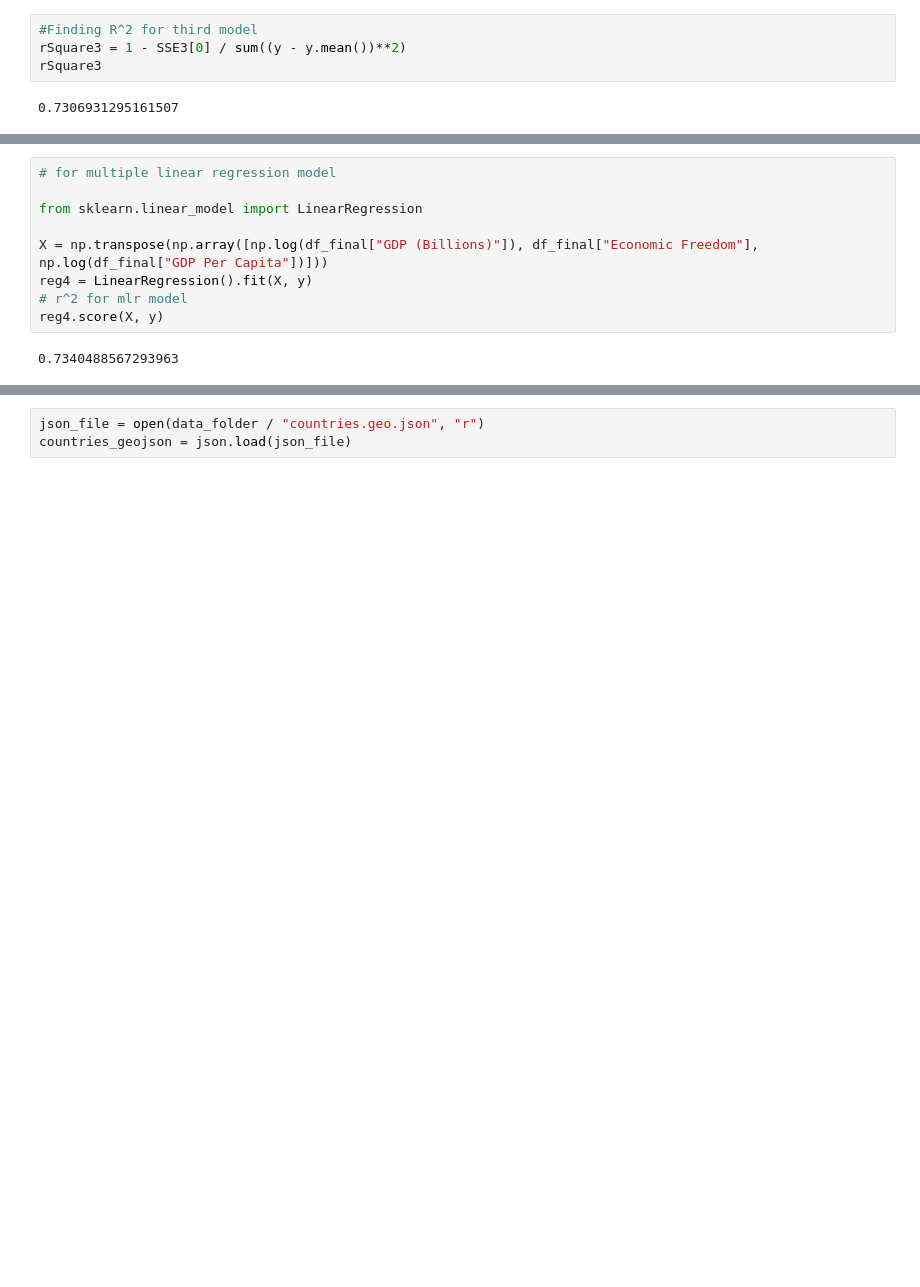
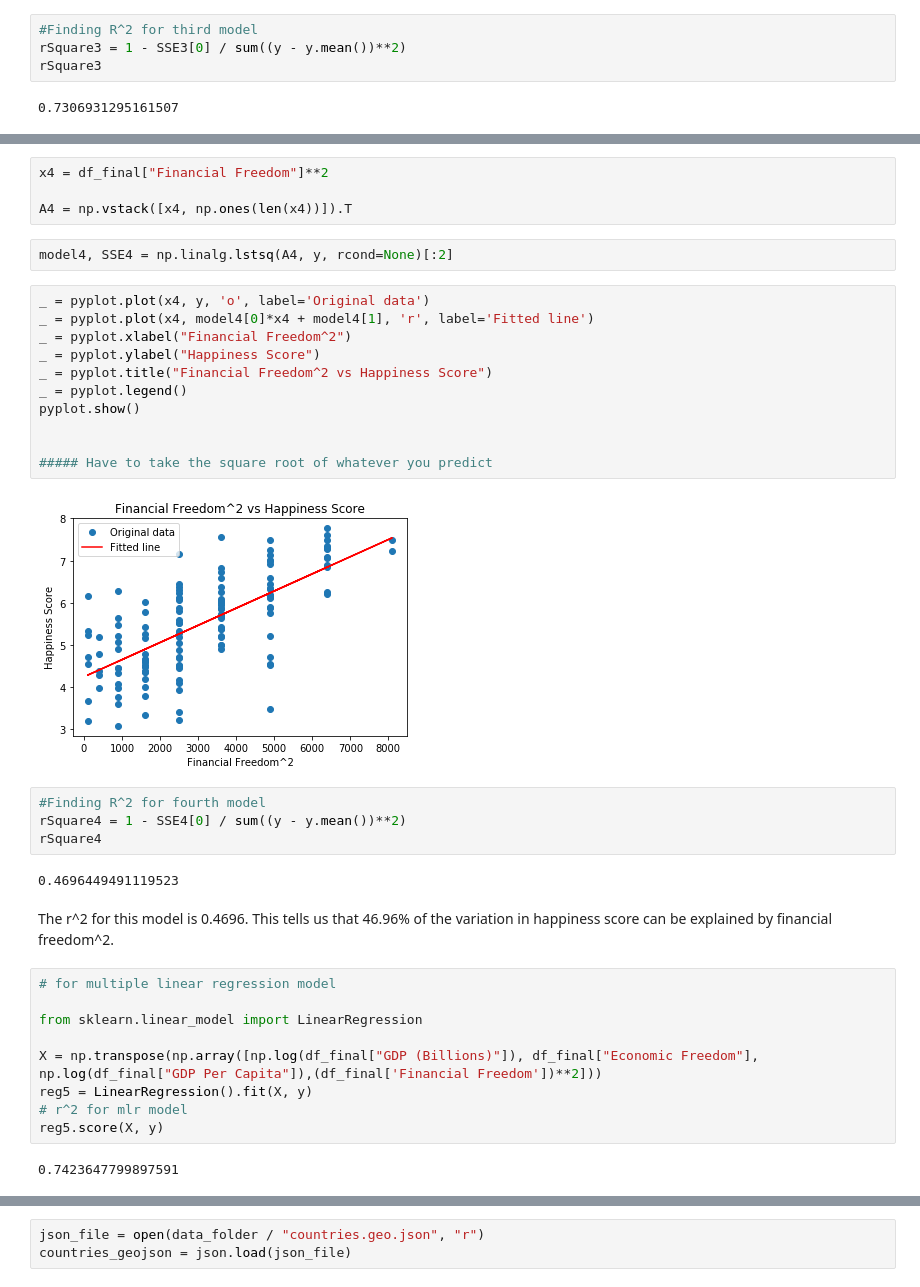
Before and after one commit to wjduq/Economic-Analysis, a Jupyter notebook: Project.ipynb, the cells around one changed output, grey strips where cells are left out. Cells and saved outputs as stored; diff of their text form; blank space fills up the shorter version.

```diff
--- a/Project.ipynb
+++ b/Project.ipynb
@@ -186,11 +229,38 @@ rSquare3
+# %%
+x4 = df_final["Financial Freedom"]**2
+
+A4 = np.vstack([x4, np.ones(len(x4))]).T
+# %%
+model4, SSE4 = np.linalg.lstsq(A4, y, rcond=None)[:2]
+# %%
+_ = pyplot.plot(x4, y, 'o', label='Original data')
+_ = pyplot.plot(x4, model4[0]*x4 + model4[1], 'r', label='Fitted line')
+_ = pyplot.xlabel("Financial Freedom^2")
+_ = pyplot.ylabel("Happiness Score")
+_ = pyplot.title("Financial Freedom^2 vs Happiness Score")
+_ = pyplot.legend()
+pyplot.show()
+
+
+##### Have to take the square root of whatever you predict
+# %% [output]
+[figure, added]
+# %%
+#Finding R^2 for fourth model
+rSquare4 = 1 - SSE4[0] / sum((y - y.mean())**2)
+rSquare4
+# %% [output]
+0.4696449491119523
+# %% [markdown]
+The r^2 for this model is 0.4696. This tells us that 46.96% of the variation in happiness score can be explained by financial freedom^2.
 # %%
 # for multiple linear regression model
 
 from sklearn.linear_model import LinearRegression
 
-X = np.transpose(np.array([np.log(df_final["GDP (Billions)"]), df_final["Economic Freedom"], np.log(df_final["GDP Per Capita"])]))
-reg4 = LinearRegression().fit(X, y)
+X = np.transpose(np.array([np.log(df_final["GDP (Billions)"]), df_final["Economic Freedom"], np.log(df_final["GDP Per Capita"]),(df_final['Financial Freedom'])**2]))
+reg5 = LinearRegression().fit(X, y)
 # r^2 for mlr model
-reg4.score(X, y)
+reg5.score(X, y)
 # %% [output]
-0.7340488567293963
+0.7423647799897591
```
Also changed, not shown: parts of 27 cells of this notebook.
